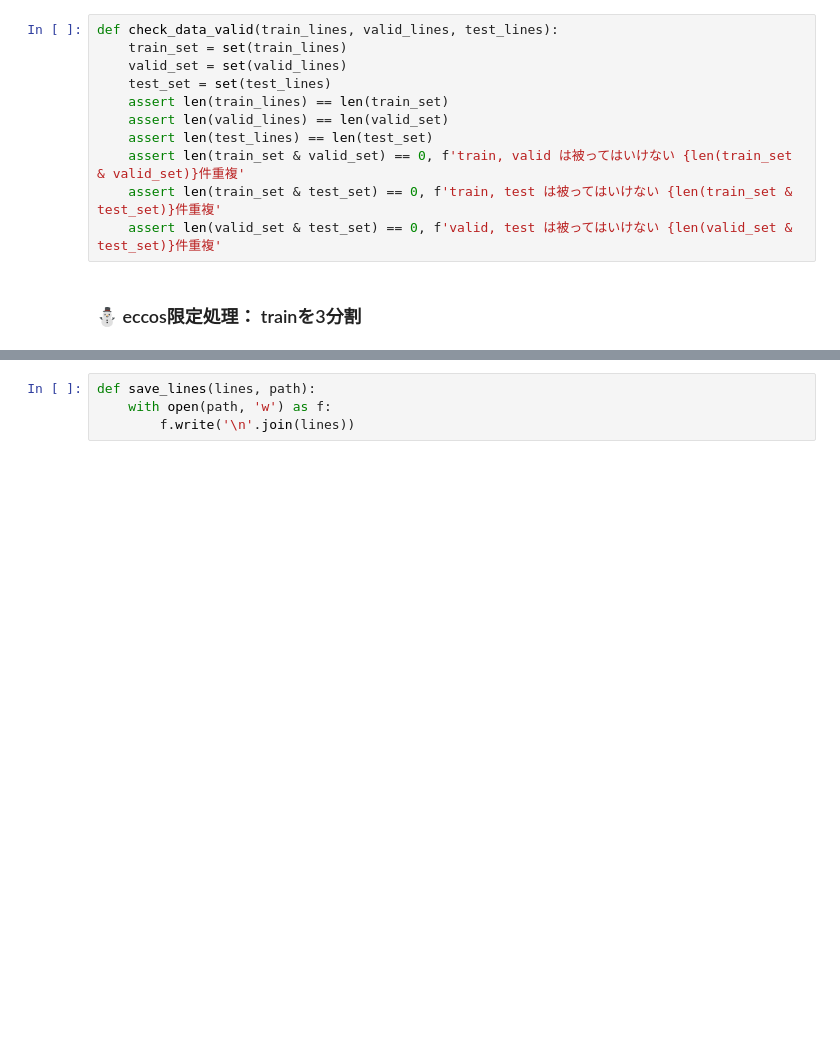
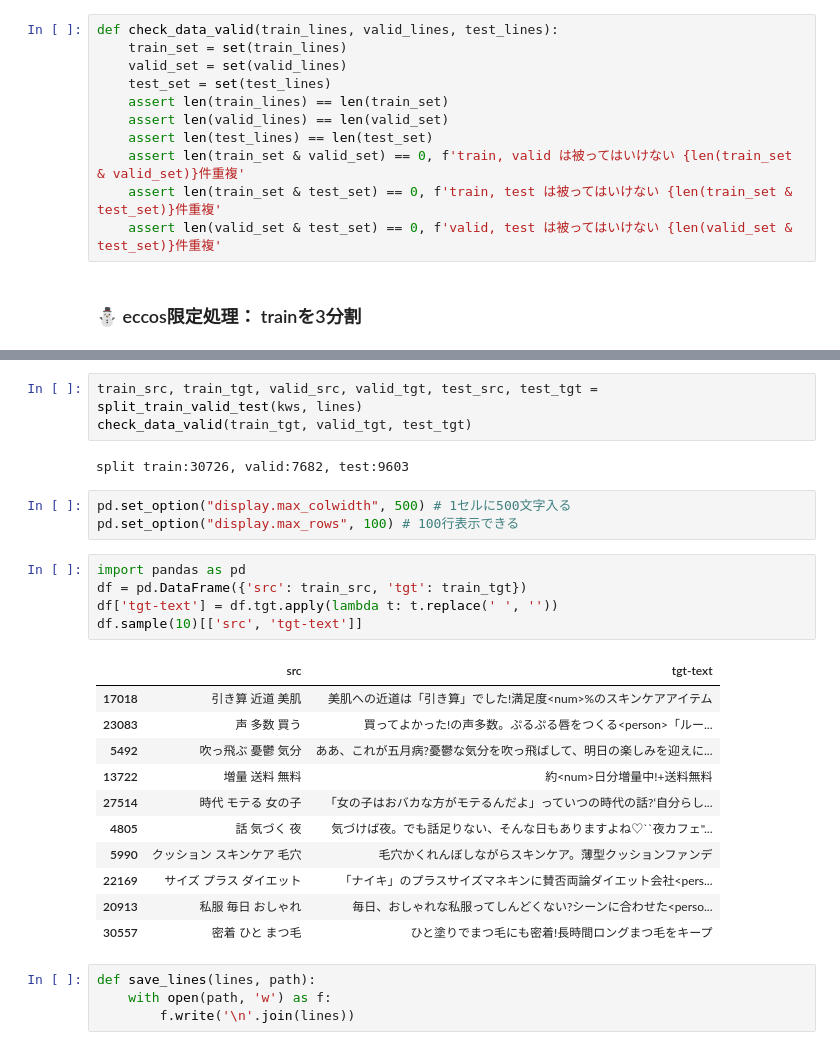
Before and after one commit to shunyooo/Sentence-VAE, a Jupyter notebook: 0.データ整形.ipynb, the cells around one changed output, grey strips where cells are left out. Saved outputs shown, nothing was run; the diff lists cells and outputs as text; blank space fills up the shorter version.

```diff
--- a/0.データ整形.ipynb
+++ b/0.データ整形.ipynb
@@ -74,3 +80,28 @@ print('\n'.join(train[100:110]))
+# %%
+train_src, train_tgt, valid_src, valid_tgt, test_src, test_tgt = split_train_valid_test(kws, lines)
+check_data_valid(train_tgt, valid_tgt, test_tgt)
+# %% [output]
+split train:30726, valid:7682, test:9603
+# %%
+pd.set_option("display.max_colwidth", 500) # 1セルに500文字入る
+pd.set_option("display.max_rows", 100) # 100行表示できる
+# %%
+import pandas as pd
+df = pd.DataFrame({'src': train_src, 'tgt': train_tgt})
+df['tgt-text'] = df.tgt.apply(lambda t: t.replace(' ', ''))
+df.sample(10)[['src', 'tgt-text']]
+# %% [output]
+|  | src | tgt-text |
+| 17018 | 引き算 近道 美肌 | 美肌への近道は「引き算」でした!満足度<num>%のスキンケアアイテム |
+| 23083 | 声 多数 買う | 買ってよかった!の声多数。ぷるぷる唇をつくる<person>「ルー... |
+| 5492 | 吹っ飛ぶ 憂鬱 気分 | ああ、これが五月病?憂鬱な気分を吹っ飛ばして、明日の楽しみを迎えに... |
+| 13722 | 増量 送料 無料 | 約<num>日分増量中!+送料無料 |
+| 27514 | 時代 モテる 女の子 | 「女の子はおバカな方がモテるんだよ」っていつの時代の話?‘自分らし... |
+| 4805 | 話 気づく 夜 | 気づけば夜。でも話足りない、そんな日もありますよね♡``夜カフェ"... |
+| 5990 | クッション スキンケア 毛穴 | 毛穴かくれんぼしながらスキンケア。薄型クッションファンデ |
+| 22169 | サイズ プラス ダイエット | 「ナイキ」のプラスサイズマネキンに賛否両論ダイエット会社<pers... |
+| 20913 | 私服 毎日 おしゃれ | 毎日、おしゃれな私服ってしんどくない?シーンに合わせた<perso... |
+| 30557 | 密着 ひと まつ毛 | ひと塗りでまつ毛にも密着!長時間ロングまつ毛をキープ |
 # %%
 def save_lines(lines, path):
     with open(path, 'w') as f:
```
Also changed, not shown: parts of 9 cells of this notebook, 2 other files.
